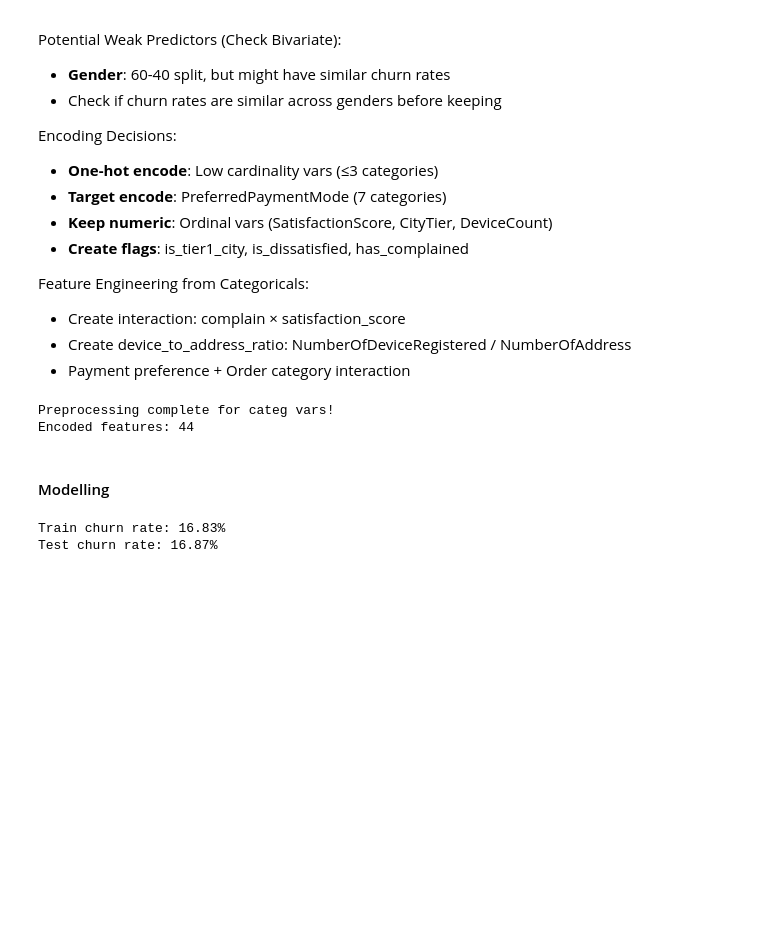
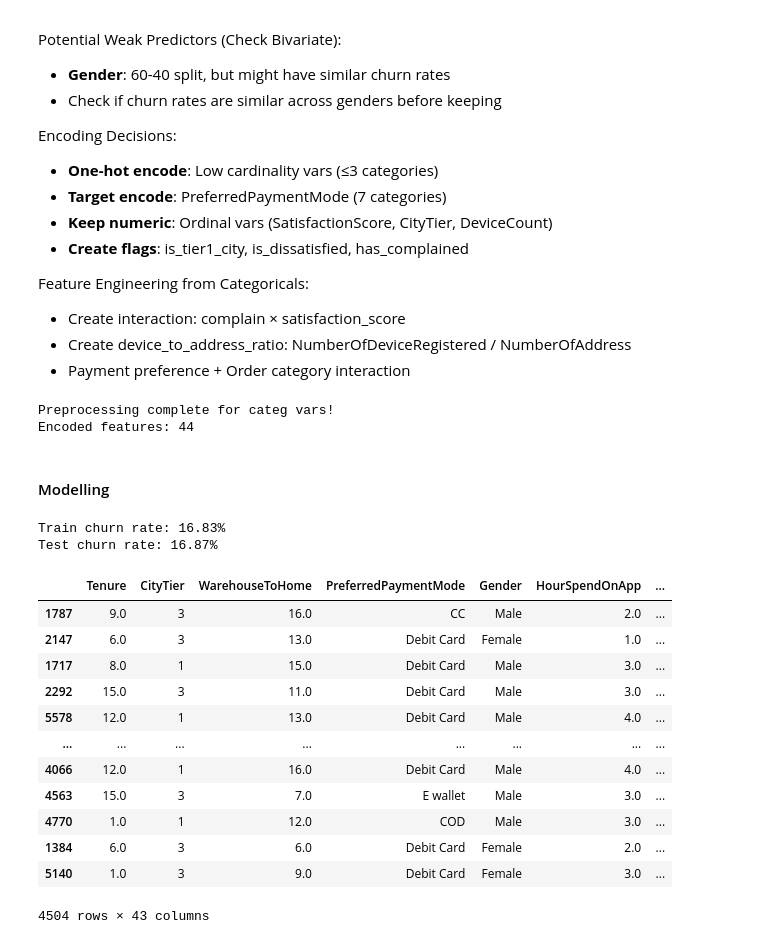
Before and after one commit to analyst-ahsan/projects, a Jupyter notebook: python_projects/Customer Churn/test.ipynb, the cells around one changed output. Cells and saved outputs as stored; diff of their text form; code cells hidden in the pictures; blank space fills up the shorter version.

```diff
--- a/python_projects/Customer Churn/test.ipynb
+++ b/python_projects/Customer Churn/test.ipynb
@@ -290,3 +258,19 @@ print(f"Test churn rate: {y_test.mean():.2%}")
 # %% [output]
 Train churn rate: 16.83%
 Test churn rate: 16.87%
+# %%
+X_train
+# %% [output]
+|  | Tenure | CityTier | WarehouseToHome | PreferredPaymentMode | Gender | HourSpendOnApp | ... |
+| 1787 | 9.0 | 3 | 16.0 | CC | Male | 2.0 | ... |
+| 2147 | 6.0 | 3 | 13.0 | Debit Card | Female | 1.0 | ... |
+| 1717 | 8.0 | 1 | 15.0 | Debit Card | Male | 3.0 | ... |
+| 2292 | 15.0 | 3 | 11.0 | Debit Card | Male | 3.0 | ... |
+| 5578 | 12.0 | 1 | 13.0 | Debit Card | Male | 4.0 | ... |
+| ... | ... | ... | ... | ... | ... | ... | ... |
+| 4066 | 12.0 | 1 | 16.0 | Debit Card | Male | 4.0 | ... |
+| 4563 | 15.0 | 3 | 7.0 | E wallet | Male | 3.0 | ... |
+| 4770 | 1.0 | 1 | 12.0 | COD | Male | 3.0 | ... |
+| 1384 | 6.0 | 3 | 6.0 | Debit Card | Female | 2.0 | ... |
+| 5140 | 1.0 | 3 | 9.0 | Debit Card | Female | 3.0 | ... |
+4504 rows × 43 columns
```
Also changed, not shown: parts of 1 cell of this notebook.
